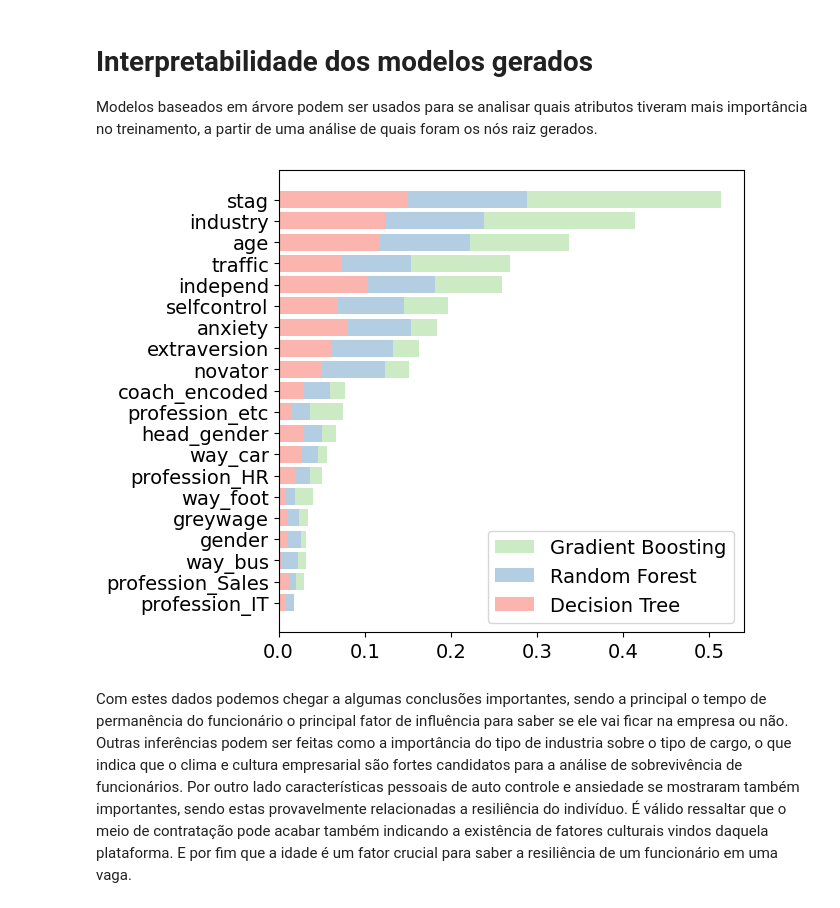
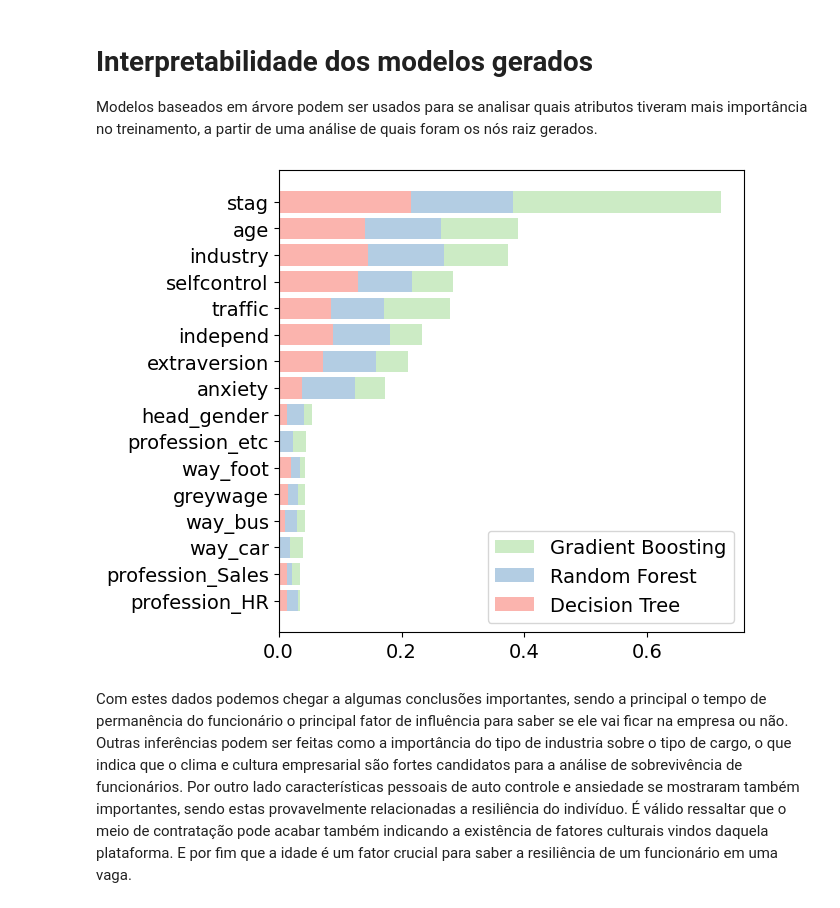
Before and after one commit to ToniLommez/EmployeeTurnover_IA, a Jupyter notebook: EmployeeTurnover.ipynb, the cells around one changed output. Drawn from its saved outputs; the diff is of its cells as text; code cells hidden in the pictures.

```diff
--- a/EmployeeTurnover.ipynb
+++ b/EmployeeTurnover.ipynb
@@ -502,0 +531,7 @@ Ambos os dois casos naturalmente possuem uma correlação devido ao fato de sere
+# %%
+# Removendo as variáveis relacionadas a 'profession', 'way' e 'greywage'
+columns_to_drop = ['gender'] + ['profession_IT'] + ['novator'] + ['coach_encoded']
+turnover_data = turnover_data.drop(columns=columns_to_drop)
+
+# Verificando as primeiras linhas do dataframe após a remoção das variáveis
+turnover_data.head()
@@ -579,0 +691,28 @@ _ = nn.fit(
+# %%
+from sklearn.model_selection import GridSearchCV
+from tqdm import tqdm
+
+# Definindo a instancia de Grid Search
+grid_search_dt = GridSearchCV(dt, param_grid=param_dist_dt, cv=3, n_jobs=1, verbose = 1, error_score='raise')
+grid_search_rf = GridSearchCV(rf, param_grid=param_dist_rf, cv=3, n_jobs=1, verbose = 1, error_score='raise')
+grid_search_nb = GridSearchCV(nb, param_grid=param_dist_nb, cv=3, n_jobs=1, verbose = 1, error_score='raise')
+grid_search_gb = GridSearchCV(gb, param_grid=param_dist_gb, cv=3, n_jobs=1, verbose = 1, error_score='raise')
+grid_search_lr = GridSearchCV(lr, param_grid=param_dist_lr, cv=3, n_jobs=1, verbose = 1, error_score='raise')
+grid_search_ab = GridSearchCV(ab, param_grid=param_dist_ab, cv=3, n_jobs=1, verbose = 1, error_score='raise')
+grid_search_kn = GridSearchCV(kn, param_grid=param_dist_kn, cv=3, n_jobs=1, verbose = 1, error_score='raise')
+
+# Ajustando os valores
+print('------------ Decision Tree ------------')
+grid_search_dt.fit(X_train, y_train)
+print('------------ Random Forest ------------')
+grid_search_rf.fit(X_train, y_train)
+print('------------- Naive Bayes -------------')
+grid_search_nb.fit(X_train, y_train)
+print('---------- Gradient Boosting ----------')
+grid_search_gb.fit(X_train, y_train)
+print('--------- Regressão Logistica ---------')
+grid_search_lr.fit(X_train, y_train)
+print('-------------- Ada Boost --------------')
+grid_search_ab.fit(X_train, y_train)
+print('------------- K Neighbors -------------')
+grid_search_kn.fit(np.ascontiguousarray(X_train), np.ascontiguousarray(y_train))
@@ -700,42 +887,42 @@ Priorizar o **Recall** se torna importante caso a empresa queira evitar perder f
 Modelos baseados em árvore podem ser usados para se analisar quais atributos tiveram mais importância no treinamento, a partir de uma análise de quais foram os nós raiz gerados.
 # %%
 # Para Random Forest, por exemplo:
-importances_dt = dt.feature_importances_
-importances_rf = rf.feature_importances_
-importances_gb = gb.feature_importances_
+importances_dt = grid_search_dt.best_estimator_.feature_importances_
+importances_rf = grid_search_rf.best_estimator_.feature_importances_
+importances_gb = grid_search_gb.best_estimator_.feature_importances_
 
 # Criando o DataFrame
 df_importances = pd.DataFrame({
     'feature': X_train.columns,
     'importance_dt': importances_dt,
     'importance_rf': importances_rf,
     'importance_gb': importances_gb
 })
 
 # Crie uma coluna com o valor acumulado das importâncias
 df_importances['total_importance'] = df_importances['importance_dt'] + df_importances['importance_rf'] + df_importances['importance_gb']
 
 # Ordene o DataFrame com base na importância total, em ordem decrescente
 df_importances = df_importances.sort_values(by='total_importance', ascending=False)
 
 # Valores acumulados
 df_importances['importance_rf_acc'] = df_importances['importance_dt'] + df_importances['importance_rf']
 df_importances['importance_gb_acc'] = df_importances['importance_rf_acc'] + df_importances['importance_gb']
 
 # Configurar figura e eixos
 plt.figure(figsize=(6, 6))
 
 colors = sns.color_palette("Pastel1", n_colors=3)
 # Plotando importância para cada modelo
 plt.barh(df_importances['feature'], df_importances['importance_gb_acc'], color=colors[2], label='Gradient Boosting')
 plt.barh(df_importances['feature'], df_importances['importance_rf_acc'], color=colors[1], label='Random Forest')
 plt.barh(df_importances['feature'], df_importances['importance_dt'], color=colors[0], label='Decision Tree')
 plt.gca().invert_yaxis()
 
 
 plt.legend(loc='lower right')
 plt.show()
 # %% [output]
-[figure, old version]
+[figure, new version]
 # %% [markdown]
 Com estes dados podemos chegar a algumas conclusões importantes, sendo a principal o tempo de permanência do funcionário o principal fator de influência para saber se ele vai ficar na empresa ou não. Outras inferências podem ser feitas como a importância do tipo de industria sobre o tipo de cargo, o que indica que o clima e cultura empresarial são fortes candidatos para a análise de sobrevivência de funcionários. Por outro lado características pessoais de auto controle e ansiedade se mostraram também importantes, sendo estas provavelmente relacionadas a resiliência do indivíduo. É válido ressaltar que o meio de contratação pode acabar também indicando a existência de fatores culturais vindos daquela plataforma. E por fim que a idade é um fator crucial para saber a resiliência de um funcionário em uma vaga.
```
Also changed, not shown: parts of 18 cells of this notebook.
